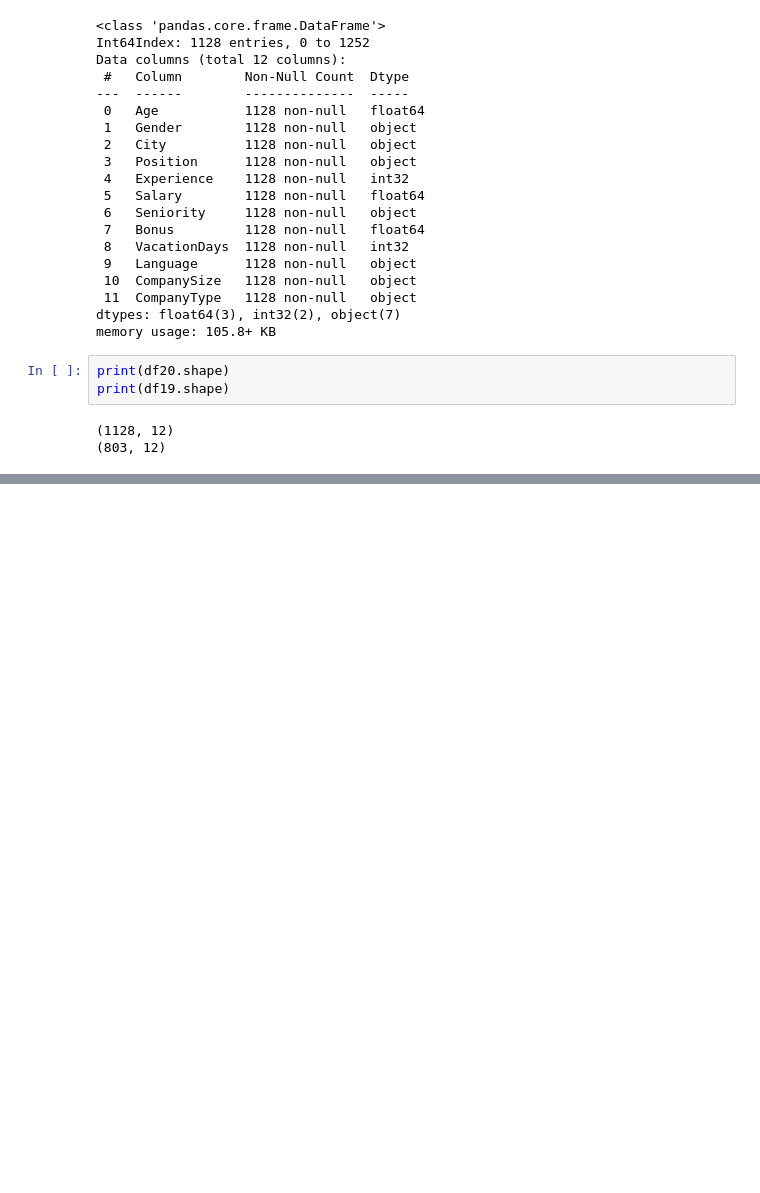
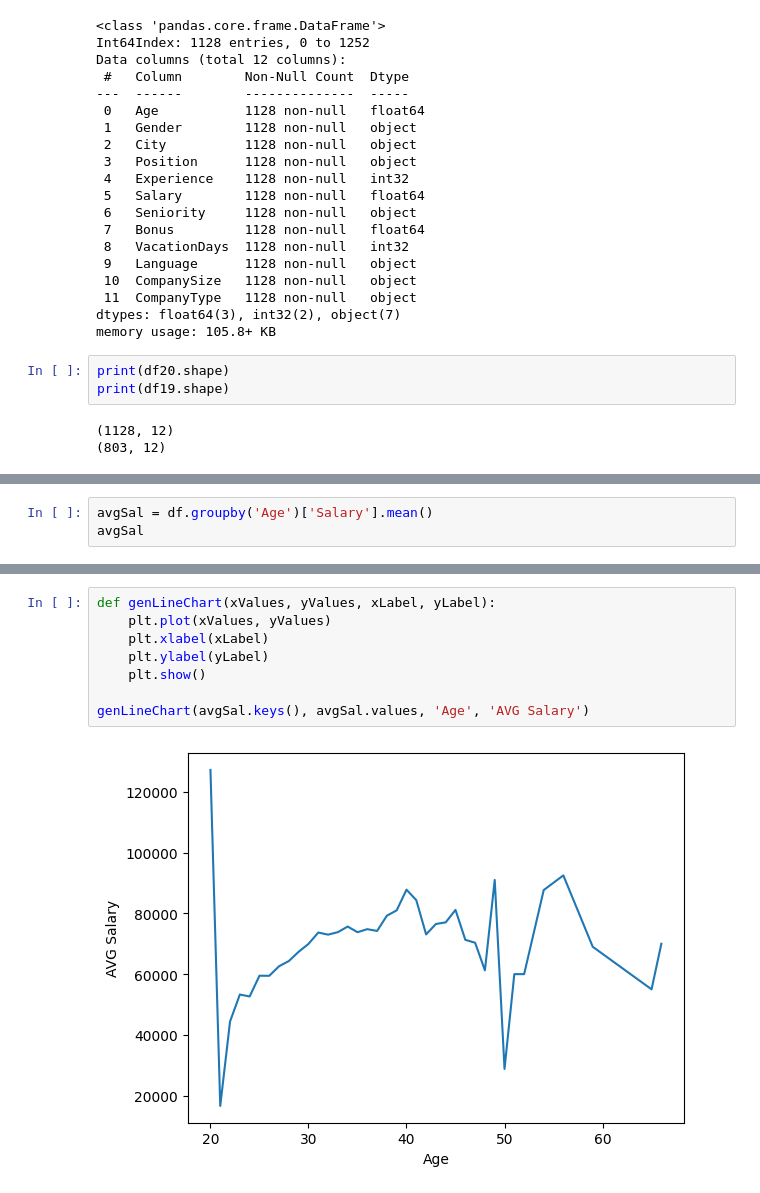
Before and after one commit to VedranSelak/it-salary-analysis, a Jupyter notebook: it_salary_code.ipynb, the cells around one changed output, grey strips where cells are left out. Saved outputs shown, nothing was run; the diff lists cells and outputs as text; blank space fills up the shorter version.

```diff
--- a/it_salary_code.ipynb
+++ b/it_salary_code.ipynb
@@ -599,0 +679,3 @@ print(df20.Gender.unique())
+# %%
+avgSal = df.groupby('Age')['Salary'].mean()
+avgSal
@@ -599,0 +700,10 @@ print(df20.Gender.unique())
+# %%
+def genLineChart(xValues, yValues, xLabel, yLabel):
+    plt.plot(xValues, yValues)
+    plt.xlabel(xLabel)
+    plt.ylabel(yLabel)
+    plt.show()
+
+genLineChart(avgSal.keys(), avgSal.values, 'Age', 'AVG Salary')
+# %% [output]
+[figure, added]
```
Also changed, not shown: parts of 20 cells of this notebook.
